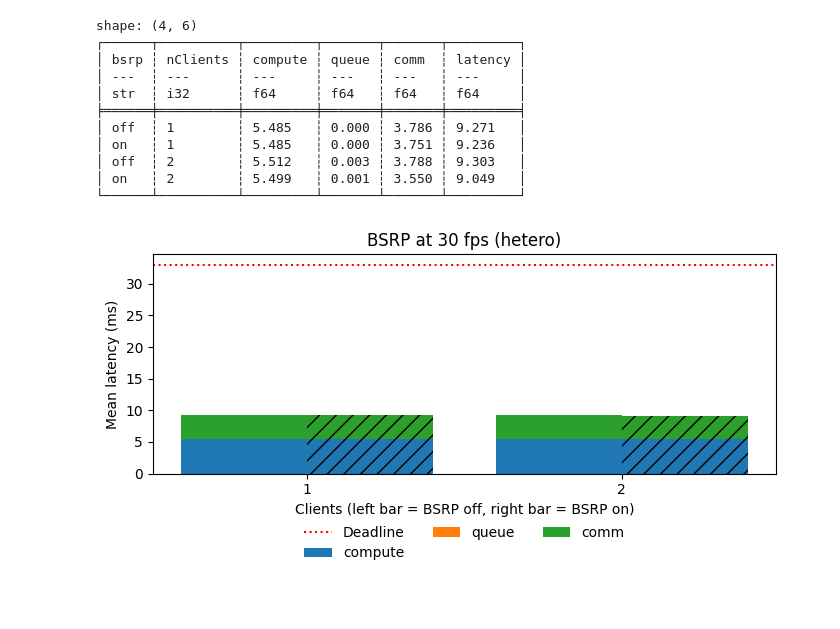
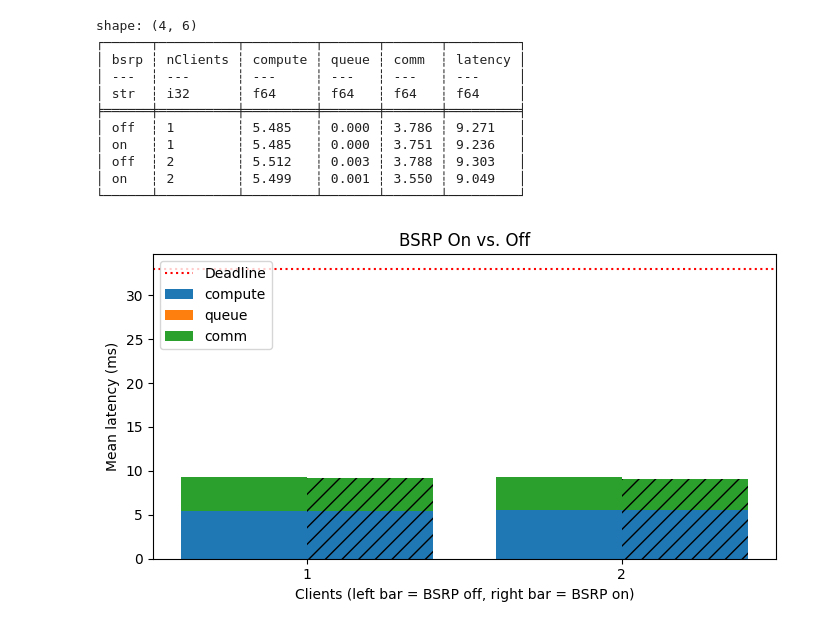
Before and after one commit to MullanJohn/ns3-distributed, a Jupyter notebook: eval/evaluation/continuum.ipynb, the cells around one changed output. Cells and saved outputs as stored; diff of their text form; code cells hidden in the pictures.

```diff
--- a/eval/evaluation/continuum.ipynb
+++ b/eval/evaluation/continuum.ipynb
@@ -661,30 +667,30 @@ shape: (4, 6)
 # %%
 LABELS = ["off", "on"]
 width = 0.4
 
 fig, ax = plt.subplots(figsize=(7, 4))
 x = np.arange(len(CLIENT_COUNTS))
 for i, label in enumerate(LABELS):
     sub = combined.filter(pl.col("bsrp") == label).sort("nClients")
     compute = sub["compute"].to_numpy()
     queue = sub["queue"].to_numpy()
     comm = sub["comm"].to_numpy()
     offset = (i - 0.5) * width
     hatch = "" if i == 0 else "//"
     ax.bar(x + offset, compute, width, color="#1f77b4", hatch=hatch,
            label="compute" if i == 0 else None)
     ax.bar(x + offset, queue, width, bottom=compute, color="#ff7f0e", hatch=hatch,
            label="queue" if i == 0 else None)
     ax.bar(x + offset, comm, width, bottom=compute + queue, color="#2ca02c", hatch=hatch,
            label="comm" if i == 0 else None)
 ax.axhline(DEADLINE, color="red", linestyle=":", label="Deadline")
 ax.set_xticks(x)
 ax.set_xticklabels(CLIENT_COUNTS)
 ax.set_xlabel("Clients (left bar = BSRP off, right bar = BSRP on)")
 ax.set_ylabel("Mean latency (ms)")
-ax.set_title("BSRP at 30 fps (hetero)")
-ax.legend(loc="upper center", bbox_to_anchor=(0.5, -0.18), ncol=3, frameon=False)
-plt.tight_layout(rect=[0, 0.05, 1, 1])
+ax.set_title("BSRP On vs. Off")
+ax.legend(loc="upper left")
+plt.tight_layout()
 plt.show()
 # %% [output]
-[figure, old version]
+[figure, new version]
```
Also changed, not shown: parts of 23 cells of this notebook.
